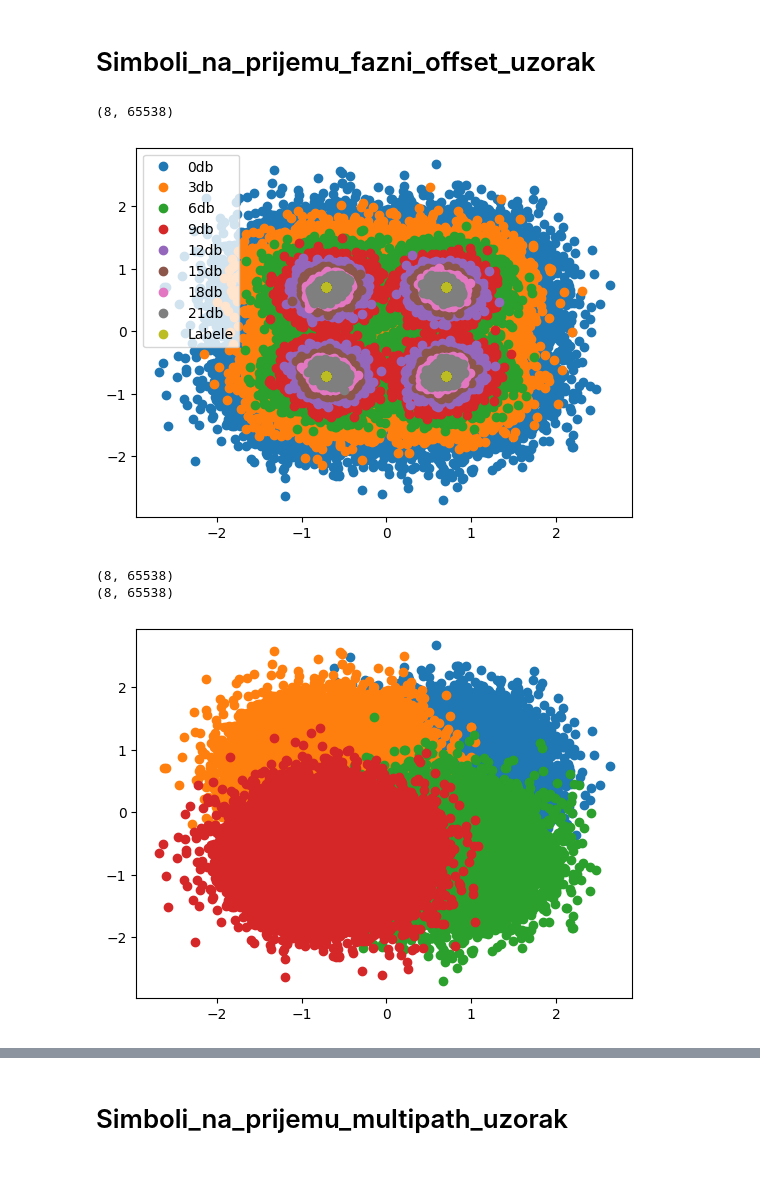
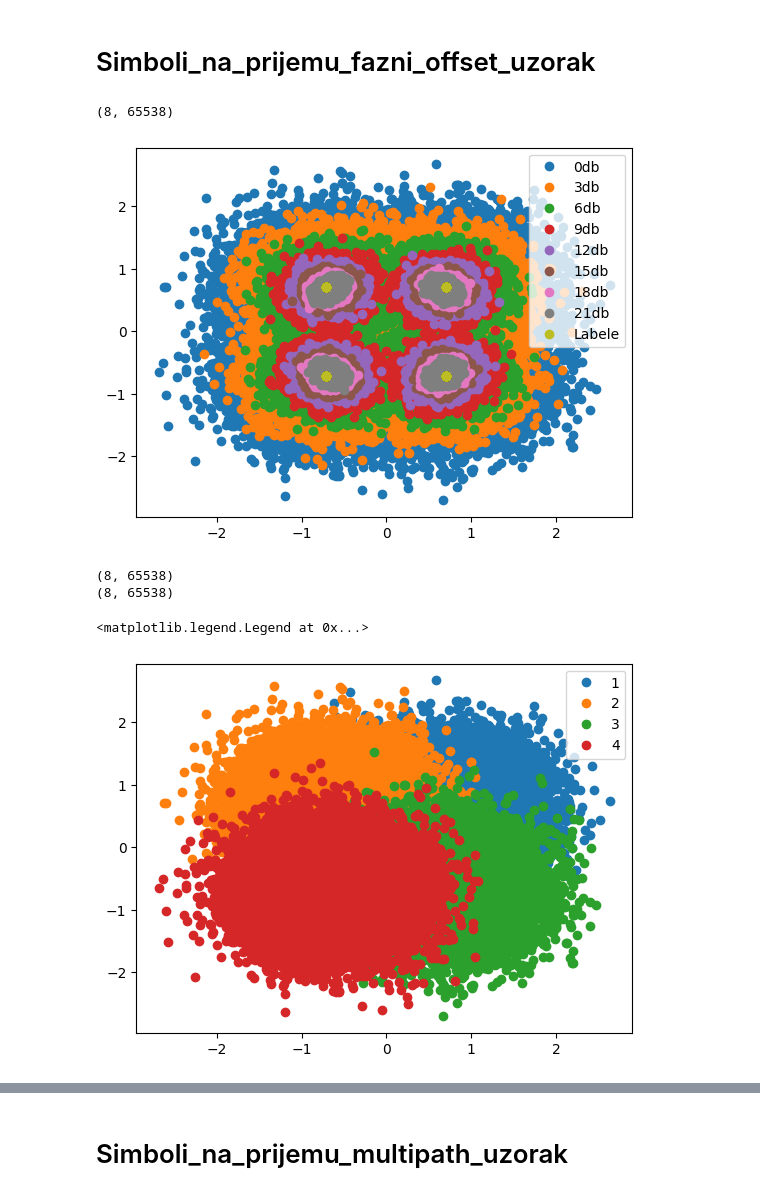
Before and after one commit to MatejaStojkovic/OTE_ETF_2023_project, a Jupyter notebook: src/notebook.ipynb, the cells around one changed output, grey strips where cells are left out. Drawn from its saved outputs; the diff is of its cells as text; code cells hidden in the pictures.

```diff
--- a/src/notebook.ipynb
+++ b/src/notebook.ipynb
@@ -74,24 +76,24 @@ print(Labele_Redni_brojevi_simbola)
 # %%
 print(Simboli_na_prijemu_fazni_offset_uzorak.shape)
 dbIds = {
     "0db": 0,
     "3db": 1,
     "6db": 2,
     "9db": 3,
     "12db": 4,
     "15db": 5,
     "18db": 6,
     "21db": 7,
 }
 for key in dbIds:
     primljeni_signal = Simboli_na_prijemu_fazni_offset_uzorak[dbIds[key]]
     plt.plot(primljeni_signal.real, primljeni_signal.imag, "o", label=key)
 plt.plot(Labele_Kompleksni_simboli.real, Labele_Kompleksni_simboli.imag, 'o', label="Labele")
-plt.legend()
+plt.legend(loc = 'upper right')
 plt.show()
 # %% [output]
 (8, 65538)
-[figure, old version]
+[figure, new version]
 # %%
 unique_symbols = np.unique(Labele_Redni_brojevi_simbola)
 # stack labels 8 times on top of each other
@@ -101,10 +103,12 @@ print(Simboli_na_prijemu_fazni_offset_uzorak.shape)
 for symbol in unique_symbols:
     primljeni_signal = Simboli_na_prijemu_fazni_offset_uzorak[Labele_Redni_brojevi_simbola == symbol].flatten()
     plt.plot(primljeni_signal.real, primljeni_signal.imag, "o", label=symbol)
+plt.legend(loc = 'upper right')
 # %% [output]
 (8, 65538)
 (8, 65538)
+<matplotlib.legend.Legend at 0x...>
-[figure, old version]
+[figure, new version]
 # %%
 print(Simboli_na_prijemu_fazni_offset_uzorak.shape)
 for key in dbIds:
```
Also changed, not shown: parts of 7 cells of this notebook, 3 other files.
